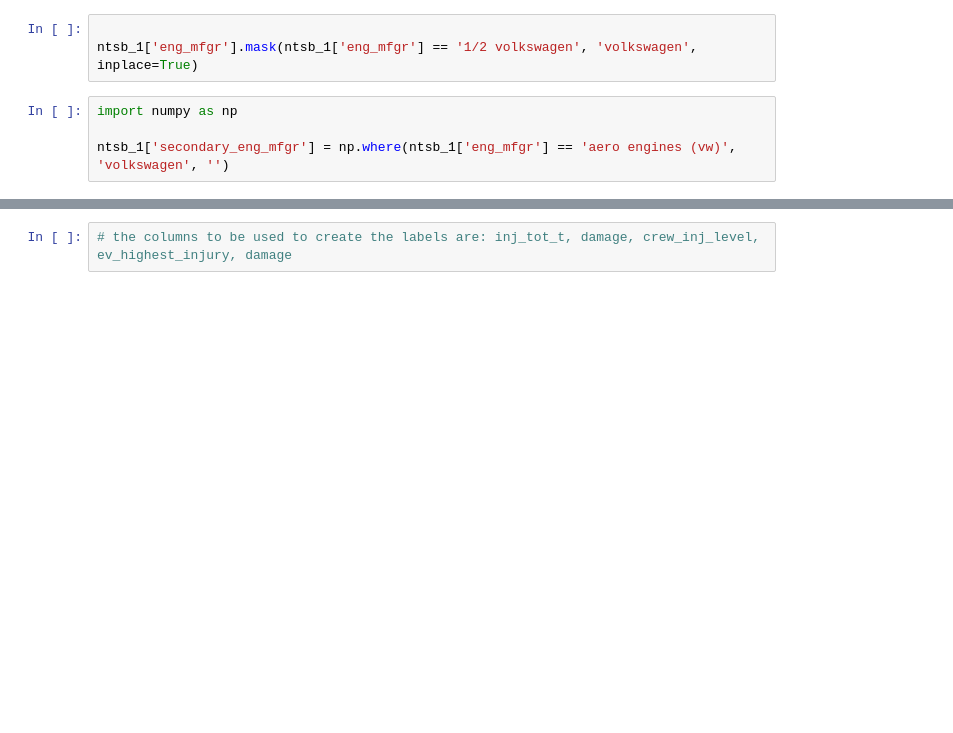
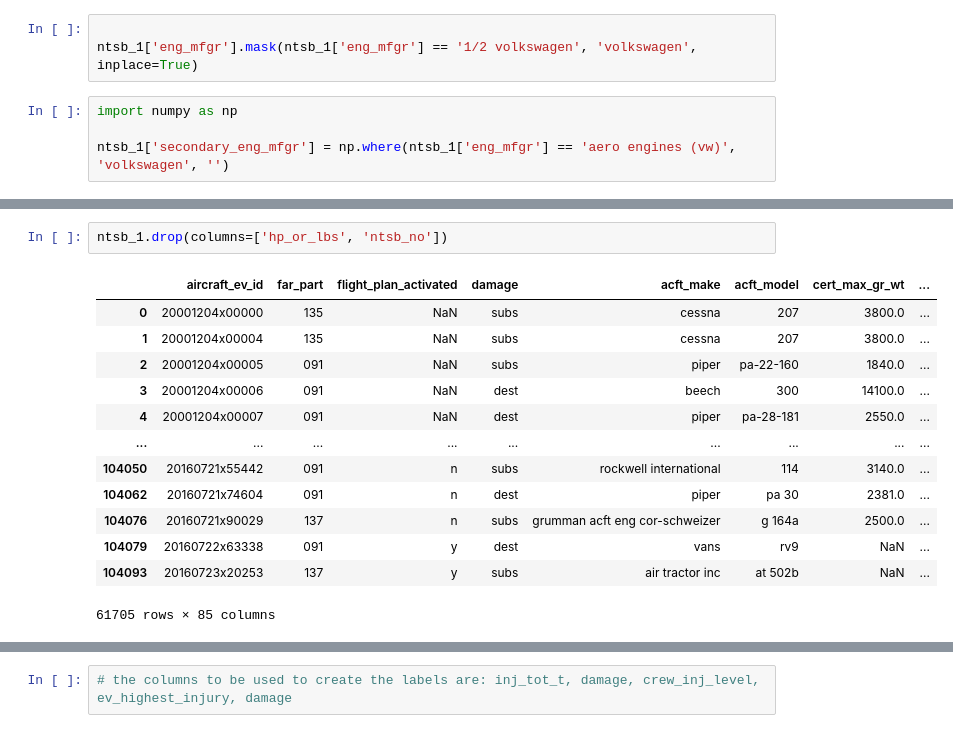
Before and after one commit to kd365/faafall22, a Jupyter notebook: cleaning.ipynb, the cells around one changed output, grey strips where cells are left out. Drawn from its saved outputs; the diff is of its cells as text; blank space fills up the shorter version.

```diff
--- a/cleaning.ipynb
+++ b/cleaning.ipynb
@@ -787,0 +788,16 @@ ntsb_1['secondary_eng_mfgr'] = np.where(ntsb_1['eng_mfgr'] == 'aero engines (vw)
+# %%
+ntsb_1.drop(columns=['hp_or_lbs', 'ntsb_no'])
+# %% [output]
+|  | aircraft_ev_id | far_part | flight_plan_activated | damage | acft_make | acft_model | cert_max_gr_wt | ... |
+| 0 | 20001204x00000 | 135 | NaN | subs | cessna | 207 | 3800.0 | ... |
+| 1 | 20001204x00004 | 135 | NaN | subs | cessna | 207 | 3800.0 | ... |
+| 2 | 20001204x00005 | 091 | NaN | subs | piper | pa-22-160 | 1840.0 | ... |
+| 3 | 20001204x00006 | 091 | NaN | dest | beech | 300 | 14100.0 | ... |
+| 4 | 20001204x00007 | 091 | NaN | dest | piper | pa-28-181 | 2550.0 | ... |
+| ... | ... | ... | ... | ... | ... | ... | ... | ... |
+| 104050 | 20160721x55442 | 091 | n | subs | rockwell international | 114 | 3140.0 | ... |
+| 104062 | 20160721x74604 | 091 | n | dest | piper | pa 30 | 2381.0 | ... |
+| 104076 | 20160721x90029 | 137 | n | subs | grumman acft eng cor-schweizer | g 164a | 2500.0 | ... |
+| 104079 | 20160722x63338 | 091 | y | dest | vans | rv9 | NaN | ... |
+| 104093 | 20160723x20253 | 137 | y | subs | air tractor inc | at 502b | NaN | ... |
+61705 rows × 85 columns
```
Also changed, not shown: parts of 3 cells of this notebook.
